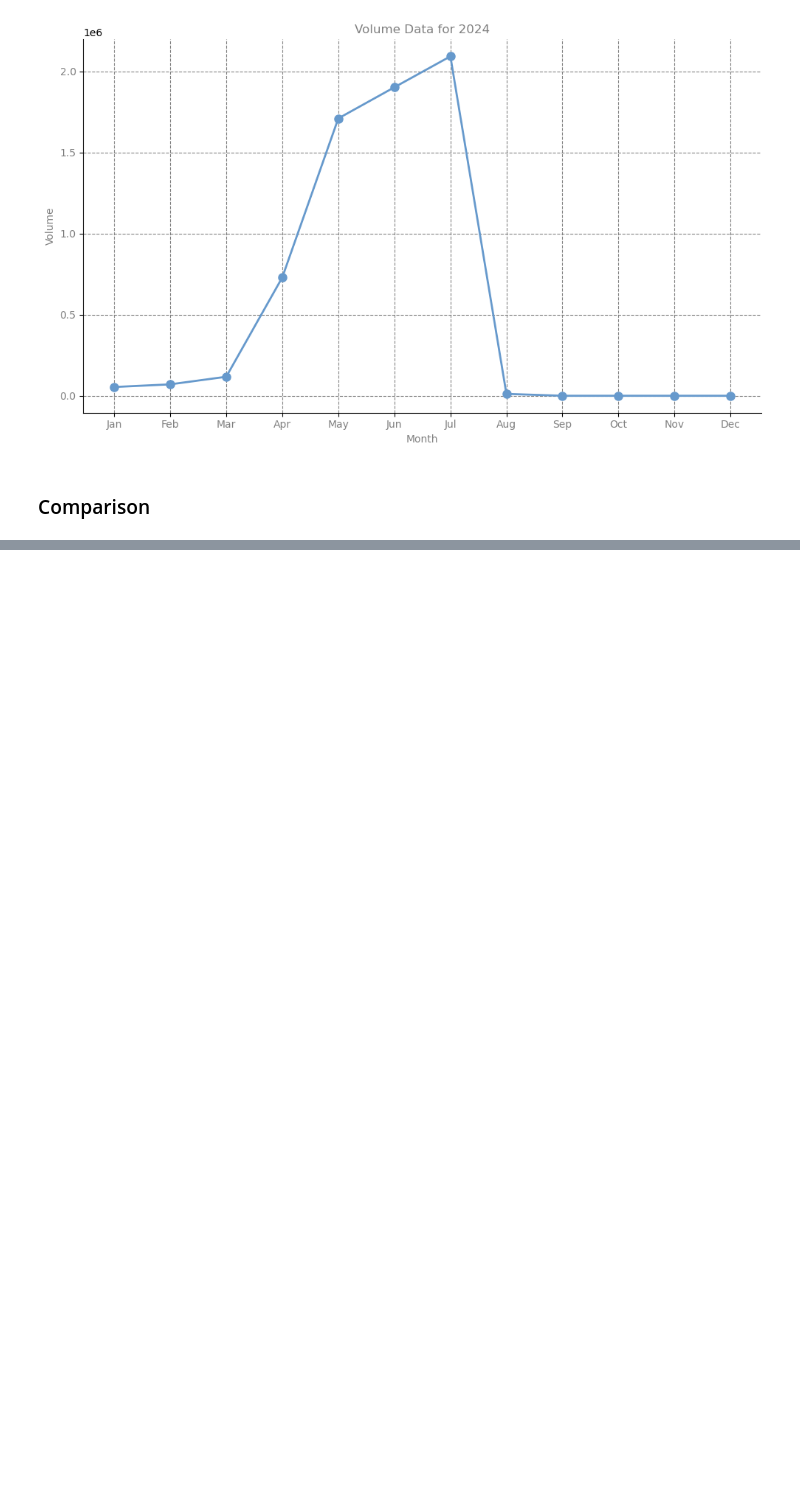
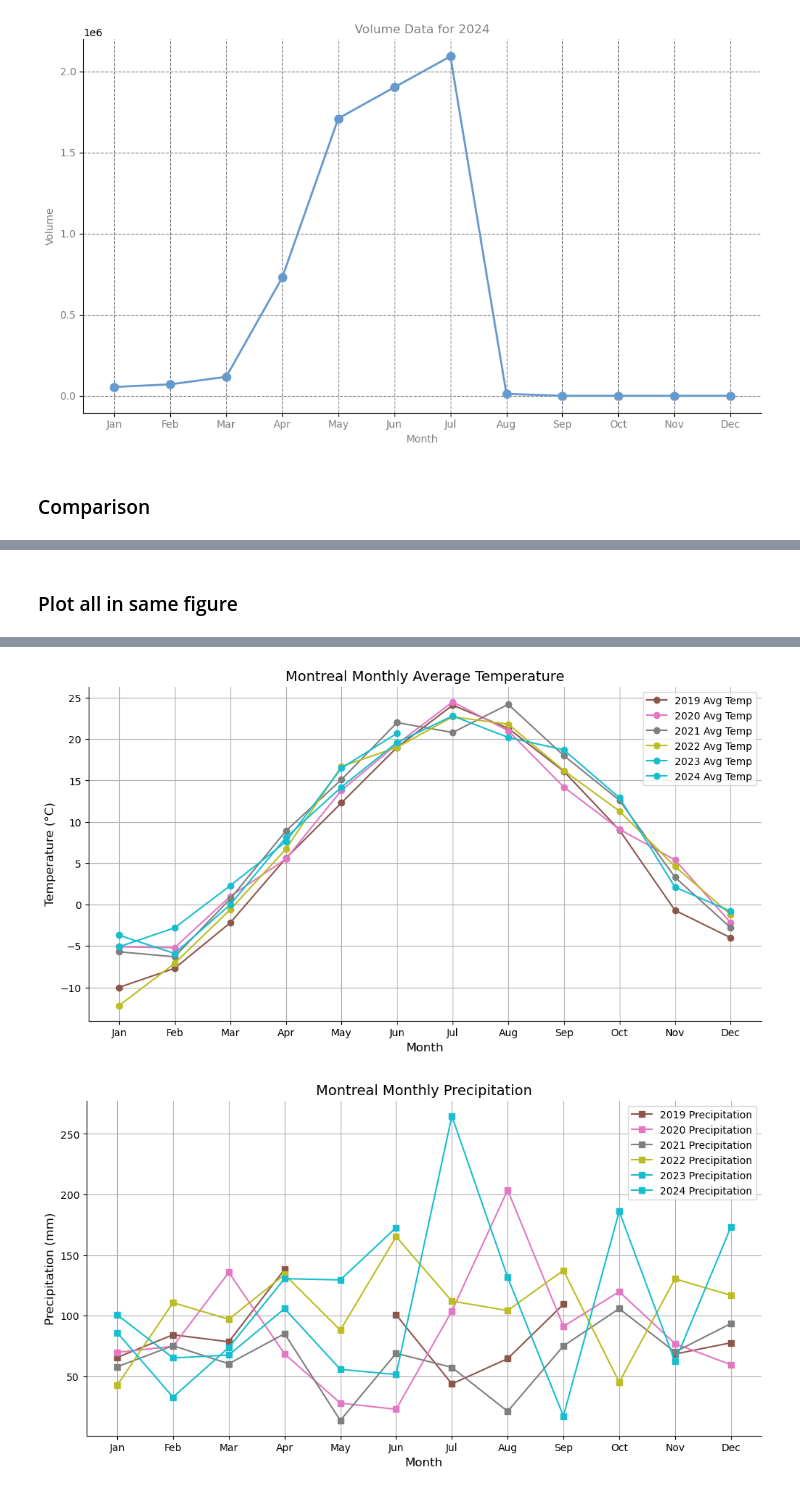
Before and after one commit to soroushamdg/bixi, a Jupyter notebook: question1.ipynb, the cells around one changed output, grey strips where cells are left out. Drawn from its saved outputs; the diff is of its cells as text; code cells hidden in the pictures; blank space fills up the shorter version.

```diff
--- a/question1.ipynb
+++ b/question1.ipynb
@@ -345,0 +556,65 @@ plotAllYears()
+# %% [markdown]
+### Plot all in same figure
+# %%
+
+# Plot all years' temperature in one figure
+plt.figure(figsize=(12, 6))
+
+# Use different colors for each year
+colors = cm.get_cmap('tab10', len(weather_data))  # Use colormap
+for idx, year in enumerate(sorted(weather_data.keys())):
+    # filter the plot to range 2019 to 2014
+    if int(year) not in range(2019,2025):
+        continue
+    data = weather_data[year]
+    plt.plot(data['month'], data['tavg'], marker='o', color=colors(idx), label=f"{year} Avg Temp")
+
+# Set title and labels
+plt.title("Montreal Monthly Average Temperature", fontsize=14)
+plt.xlabel('Month', fontsize=12)
+plt.ylabel('Temperature (°C)', fontsize=12)
+
+# Customize x-axis with month names and set them horizontal
+plt.xticks(range(1, 13), ['Jan', 'Feb', 'Mar', 'Apr', 'May', 'Jun', 'Jul', 'Aug', 'Sep', 'Oct', 'Nov', 'Dec'], rotation=0)
+
+# Remove chart borders
+plt.gca().spines['top'].set_visible(False)
+plt.gca().spines['right'].set_visible(False)
+
+# Add legend and grid
+plt.legend(loc='best')
+plt.grid(True)
+
+# Show the plot
+plt.show()
+
+# Plot all years' precipitation in a different figure
+plt.figure(figsize=(12, 6))
+
+# Use different colors for each year
+for idx, year in enumerate(sorted(weather_data.keys())):
+    # filter the plot to range 2019 to 2014
+    if int(year) not in range(2019,2025):
+        continue
+    data = weather_data[year]
+    plt.plot(data['month'], data['prcp'], marker='s', color=colors(idx), label=f"{year} Precipitation")
+
+# Set title and labels
+plt.title("Montreal Monthly Precipitation", fontsize=14)
+plt.xlabel('Month', fontsize=12)
+plt.ylabel('Precipitation (mm)', fontsize=12)
+
+# Customize x-axis with month names and set them horizontal
+plt.xticks(range(1, 13), ['Jan', 'Feb', 'Mar', 'Apr', 'May', 'Jun', 'Jul', 'Aug', 'Sep', 'Oct', 'Nov', 'Dec'], rotation=0)
+
+# Remove chart borders
+plt.gca().spines['top'].set_visible(False)
+plt.gca().spines['right'].set_visible(False)
+
+# Add legend and grid
+plt.legend(loc='best')
+plt.grid(True)
+
+# Show the plot
+plt.show()
+# %% [output]
@@ -345,0 +622,2 @@ plotAllYears()
+[figure, added]
+[figure, added]
```
Also changed, not shown: parts of 19 cells of this notebook.
